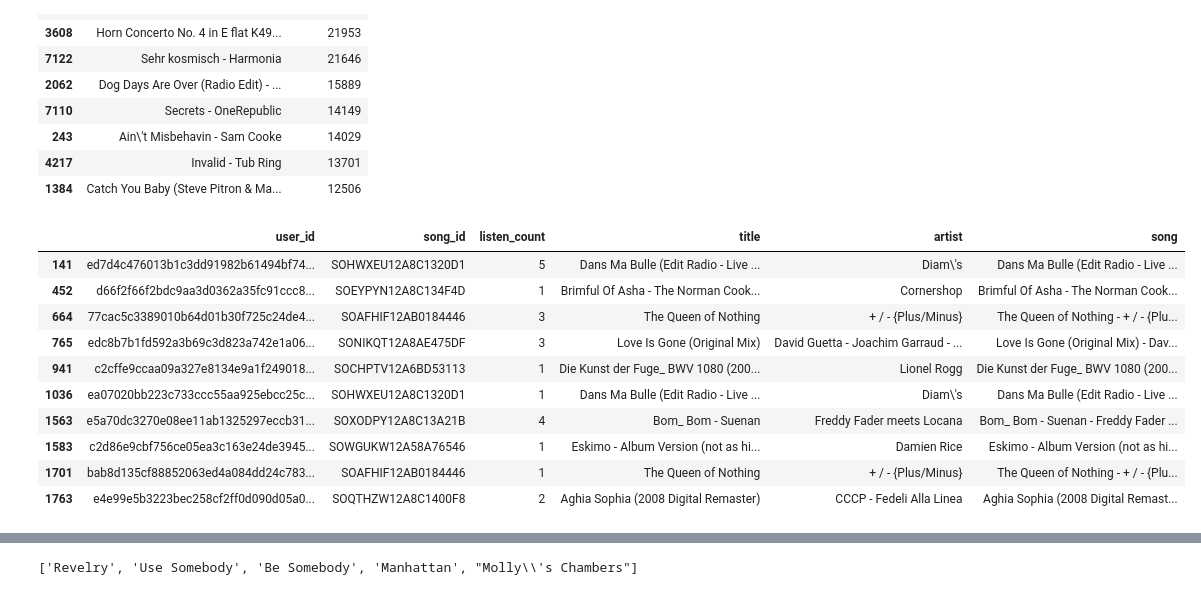
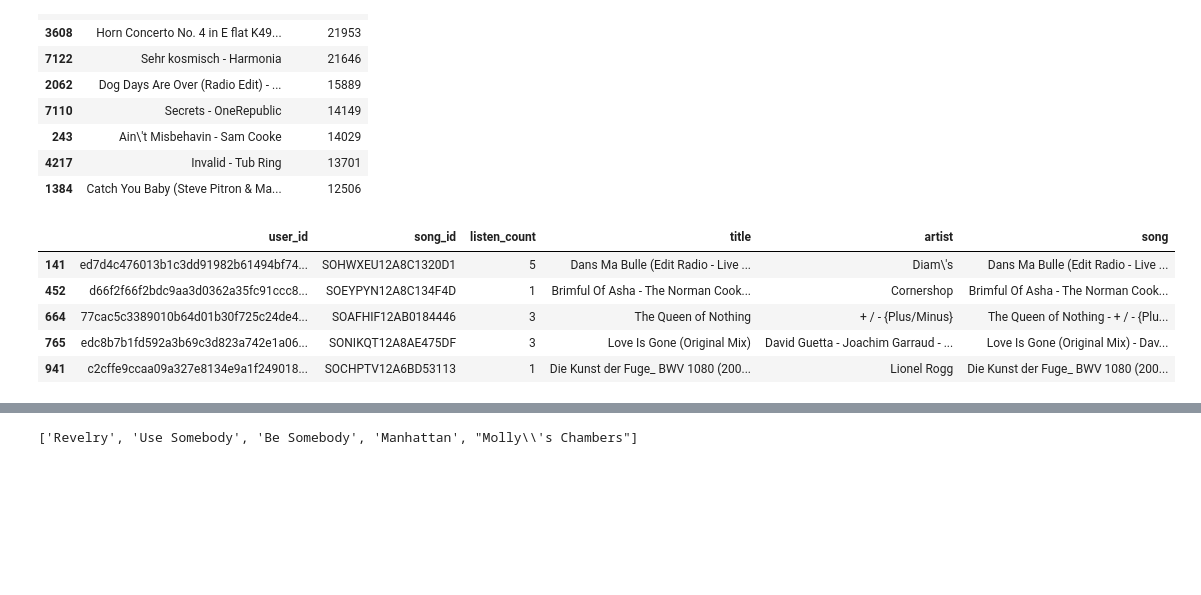
Before and after one commit to Amirgh2001/algorithm-design-exam, a Jupyter notebook: fifthQuestion.ipynb, the cells around one changed output, grey strips where cells are left out. Saved outputs shown, nothing was run; the diff lists cells and outputs as text; code cells hidden in the pictures; blank space fills up the shorter version.

```diff
--- a/fifthQuestion.ipynb
+++ b/fifthQuestion.ipynb
@@ -69,23 +69,16 @@ top_songs
 | 4217 | Invalid - Tub Ring | 13701 |
 | 1384 | Catch You Baby (Steve Pitron & Ma... | 12506 |
 # %%
-# Identify any rows in the 'song' column that don't split into two elements
 invalid_rows = df[df['song'].str.count(' - ') != 1]
 
-# Print the invalid rows
-invalid_rows.head(10)
+invalid_rows.head()
 # %% [output]
 |  | user_id | song_id | listen_count | title | artist | song |
 | 141 | ed7d4c476013b1c3dd91982b61494bf74... | SOHWXEU12A8C1320D1 | 5 | Dans Ma Bulle (Edit Radio - Live ... | Diam\'s | Dans Ma Bulle (Edit Radio - Live ... |
 | 452 | d66f2f66f2bdc9aa3d0362a35fc91ccc8... | SOEYPYN12A8C134F4D | 1 | Brimful Of Asha - The Norman Cook... | Cornershop | Brimful Of Asha - The Norman Cook... |
 | 664 | 77cac5c3389010b64d01b30f725c24de4... | SOAFHIF12AB0184446 | 3 | The Queen of Nothing | + / - {Plus/Minus} | The Queen of Nothing - + / - {Plu... |
 | 765 | edc8b7b1fd592a3b69c3d823a742e1a06... | SONIKQT12A8AE475DF | 3 | Love Is Gone (Original Mix) | David Guetta - Joachim Garraud - ... | Love Is Gone (Original Mix) - Dav... |
 | 941 | c2cffe9ccaa09a327e8134e9a1f249018... | SOCHPTV12A6BD53113 | 1 | Die Kunst der Fuge_ BWV 1080 (200... | Lionel Rogg | Die Kunst der Fuge_ BWV 1080 (200... |
-| 1036 | ea07020bb223c733ccc55aa925ebcc25c... | SOHWXEU12A8C1320D1 | 1 | Dans Ma Bulle (Edit Radio - Live ... | Diam\'s | Dans Ma Bulle (Edit Radio - Live ... |
-| 1563 | e5a70dc3270e08ee11ab1325297eccb31... | SOXODPY12A8C13A21B | 4 | Bom_ Bom - Suenan | Freddy Fader meets Locana | Bom_ Bom - Suenan - Freddy Fader ... |
-| 1583 | c2d86e9cbf756ce05ea3c163e24de3945... | SOWGUKW12A58A76546 | 1 | Eskimo - Album Version (not as hi... | Damien Rice | Eskimo - Album Version (not as hi... |
-| 1701 | bab8d135cf88852063ed4a084dd24c783... | SOAFHIF12AB0184446 | 1 | The Queen of Nothing | + / - {Plus/Minus} | The Queen of Nothing - + / - {Plu... |
-| 1763 | e4e99e5b3223bec258cf2ff0d090d05a0... | SOQTHZW12A8C1400F8 | 2 | Aghia Sophia (2008 Digital Remaster) | CCCP - Fedeli Alla Linea | Aghia Sophia (2008 Digital Remast... |
 # %%
 df = df.drop(invalid_rows.index)
 # %%
```
Also changed, not shown: parts of 14 cells of this notebook, 4 other files.
